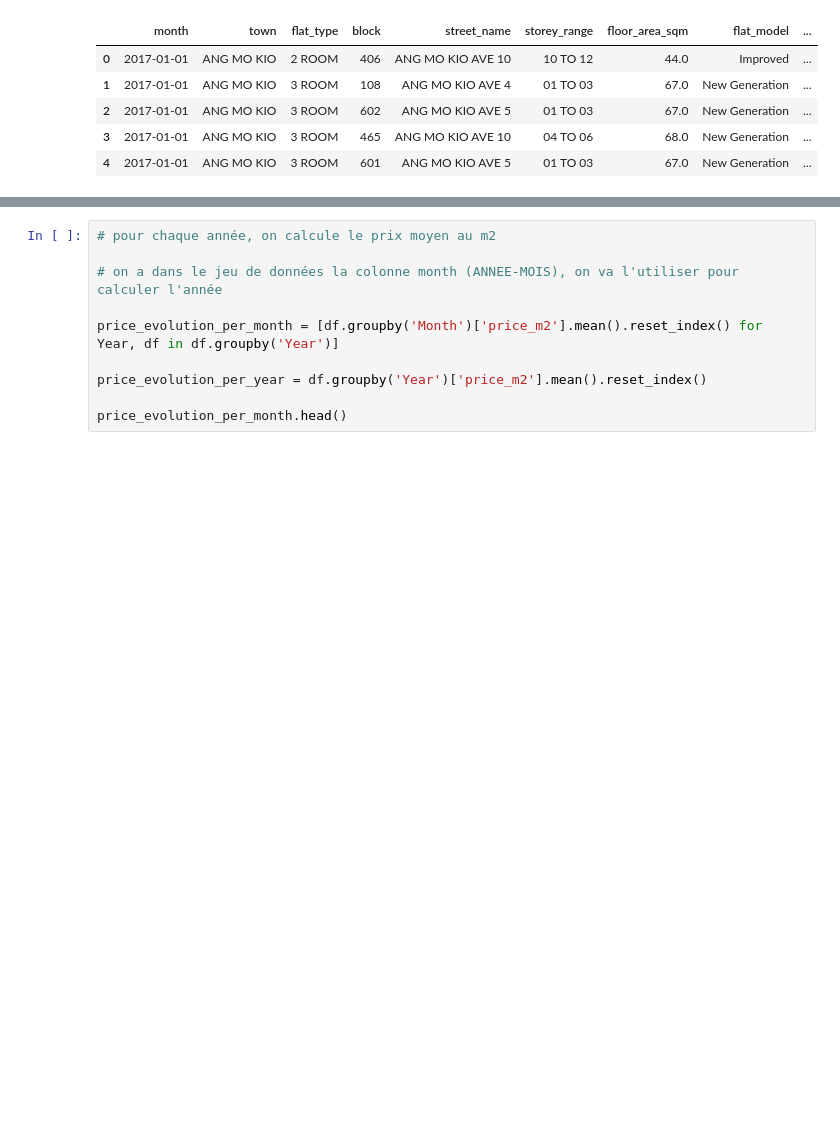
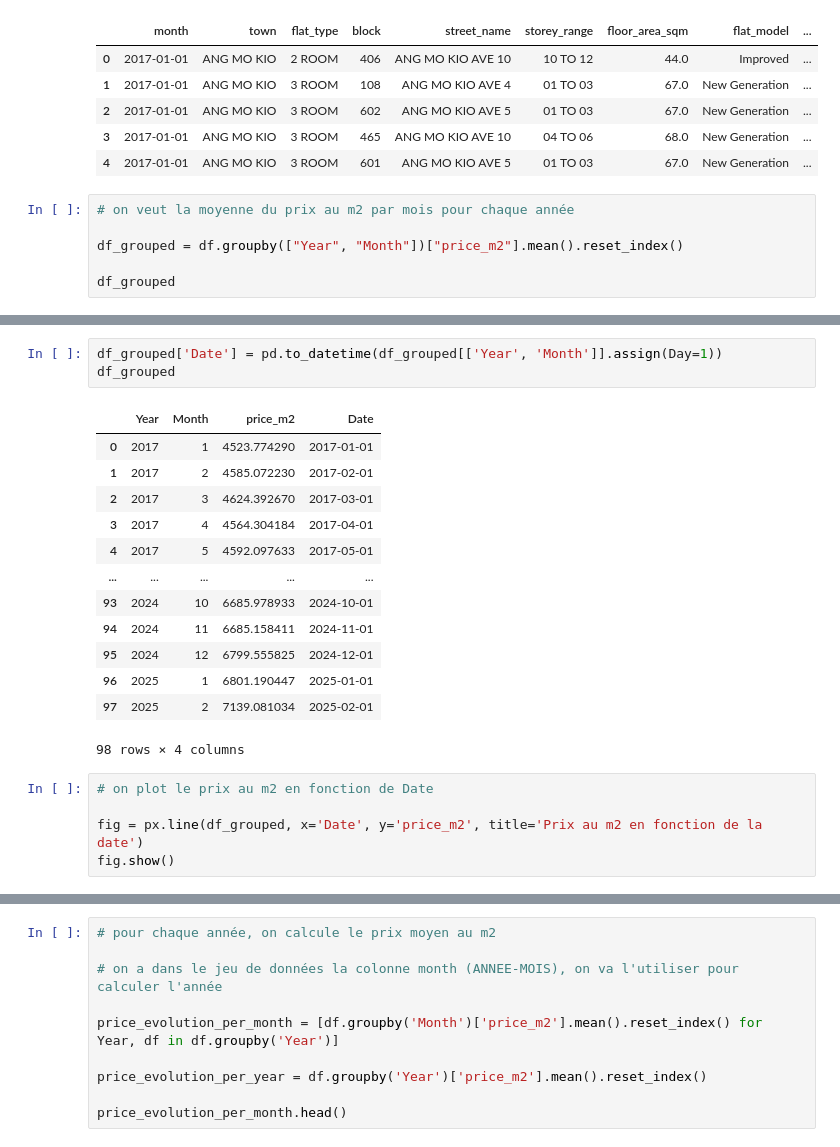
Before and after one commit to Hisqkq/Open-Data-City, a Jupyter notebook: immo.ipynb, the cells around one changed output, grey strips where cells are left out. Cells and saved outputs as stored; diff of their text form; blank space fills up the shorter version.

Commit message:
push pour les prémices de l'immobilier lol

```diff
--- a/immo.ipynb
+++ b/immo.ipynb
@@ -57,3 +57,9 @@ df.head()
 | 2 | 2017-01-01 | ANG MO KIO | 3 ROOM | 602 | ANG MO KIO AVE 5 | 01 TO 03 | 67.0 | New Generation | ... |
 | 3 | 2017-01-01 | ANG MO KIO | 3 ROOM | 465 | ANG MO KIO AVE 10 | 04 TO 06 | 68.0 | New Generation | ... |
 | 4 | 2017-01-01 | ANG MO KIO | 3 ROOM | 601 | ANG MO KIO AVE 5 | 01 TO 03 | 67.0 | New Generation | ... |
+# %%
+# on veut la moyenne du prix au m2 par mois pour chaque année
+
+df_grouped = df.groupby(["Year", "Month"])["price_m2"].mean().reset_index()
+
+df_grouped
@@ -59,0 +80,22 @@ df.head()
+# %%
+df_grouped['Date'] = pd.to_datetime(df_grouped[['Year', 'Month']].assign(Day=1))
+df_grouped
+# %% [output]
+|  | Year | Month | price_m2 | Date |
+| 0 | 2017 | 1 | 4523.774290 | 2017-01-01 |
+| 1 | 2017 | 2 | 4585.072230 | 2017-02-01 |
+| 2 | 2017 | 3 | 4624.392670 | 2017-03-01 |
+| 3 | 2017 | 4 | 4564.304184 | 2017-04-01 |
+| 4 | 2017 | 5 | 4592.097633 | 2017-05-01 |
+| ... | ... | ... | ... | ... |
+| 93 | 2024 | 10 | 6685.978933 | 2024-10-01 |
+| 94 | 2024 | 11 | 6685.158411 | 2024-11-01 |
+| 95 | 2024 | 12 | 6799.555825 | 2024-12-01 |
+| 96 | 2025 | 1 | 6801.190447 | 2025-01-01 |
+| 97 | 2025 | 2 | 7139.081034 | 2025-02-01 |
+98 rows × 4 columns
+# %%
+# on plot le prix au m2 en fonction de Date
+
+fig = px.line(df_grouped, x='Date', y='price_m2', title='Prix au m2 en fonction de la date')
+fig.show()
```
Also changed, not shown: parts of 2 cells of this notebook, 2 other files.
